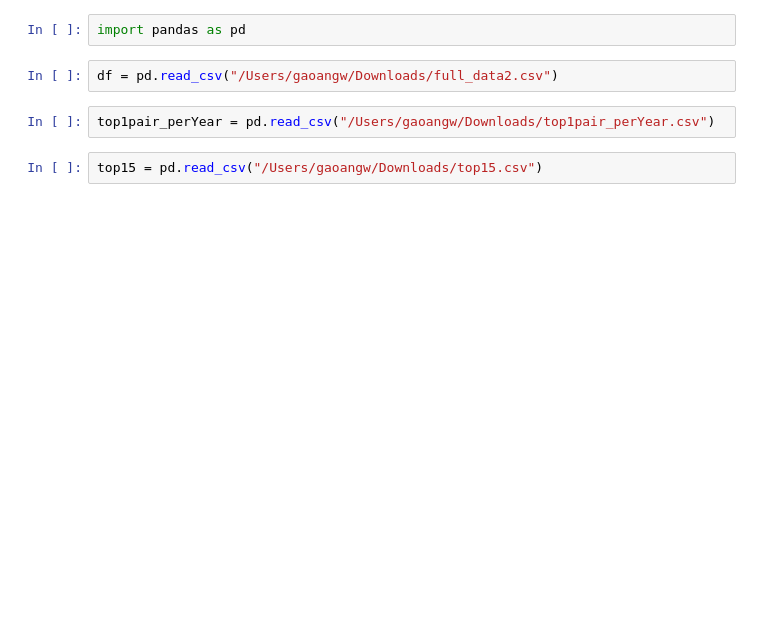
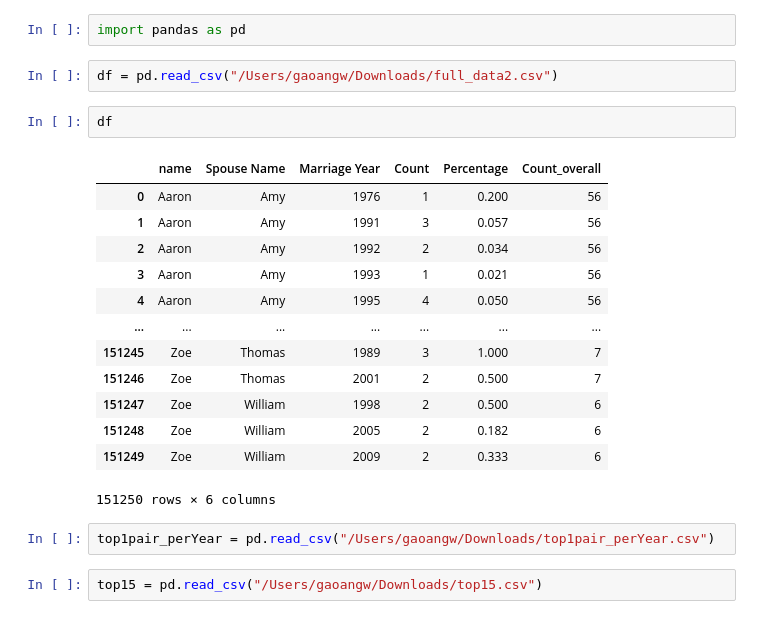
Before and after one commit to waikiki0915/Couple-Names-Voyager, a Jupyter notebook: final.ipynb, the cells around one changed output. Cells and saved outputs as stored; diff of their text form; blank space fills up the shorter version.

```diff
--- a/final.ipynb
+++ b/final.ipynb
@@ -2,6 +2,22 @@
 import pandas as pd
 # %%
 df = pd.read_csv("/Users/gaoangw/Downloads/full_data2.csv")
+# %%
+df
+# %% [output]
+|  | name | Spouse Name | Marriage Year | Count | Percentage | Count_overall |
+| 0 | Aaron | Amy | 1976 | 1 | 0.200 | 56 |
+| 1 | Aaron | Amy | 1991 | 3 | 0.057 | 56 |
+| 2 | Aaron | Amy | 1992 | 2 | 0.034 | 56 |
+| 3 | Aaron | Amy | 1993 | 1 | 0.021 | 56 |
+| 4 | Aaron | Amy | 1995 | 4 | 0.050 | 56 |
+| ... | ... | ... | ... | ... | ... | ... |
+| 151245 | Zoe | Thomas | 1989 | 3 | 1.000 | 7 |
+| 151246 | Zoe | Thomas | 2001 | 2 | 0.500 | 7 |
+| 151247 | Zoe | William | 1998 | 2 | 0.500 | 6 |
+| 151248 | Zoe | William | 2005 | 2 | 0.182 | 6 |
+| 151249 | Zoe | William | 2009 | 2 | 0.333 | 6 |
+151250 rows × 6 columns
 # %%
 top1pair_perYear = pd.read_csv("/Users/gaoangw/Downloads/top1pair_perYear.csv")
 # %%
```
Also changed, not shown: parts of 3 cells of this notebook, 1 other file.
